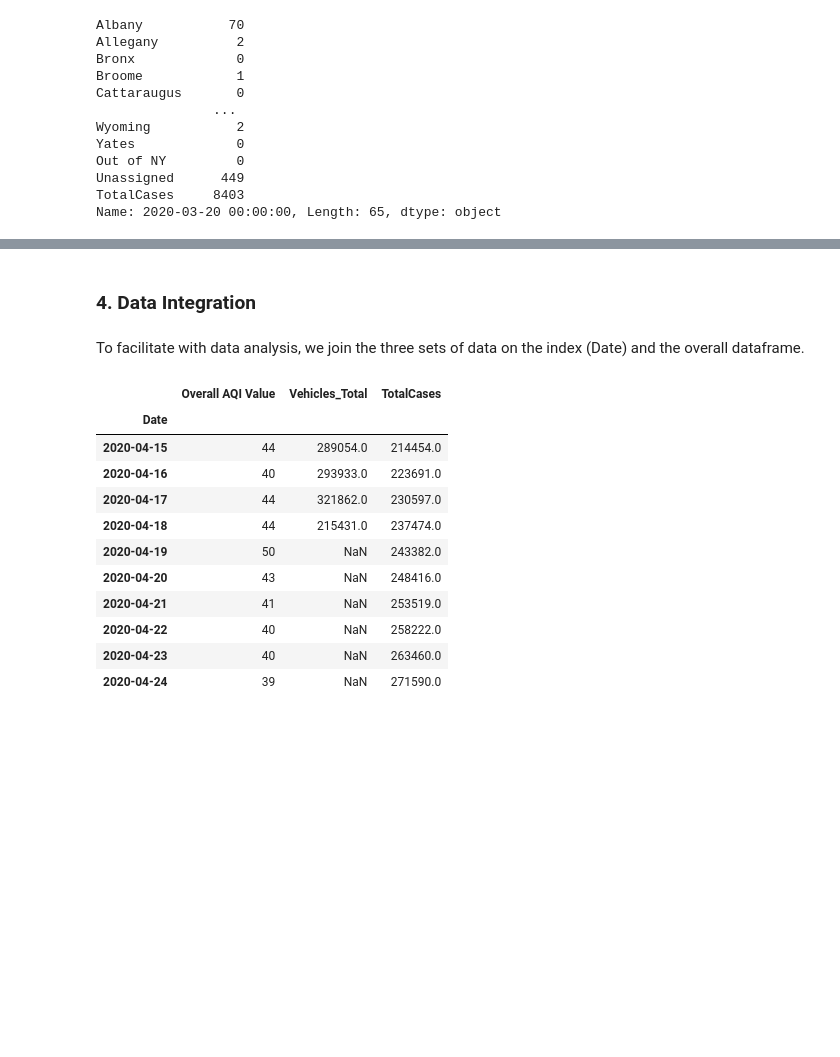
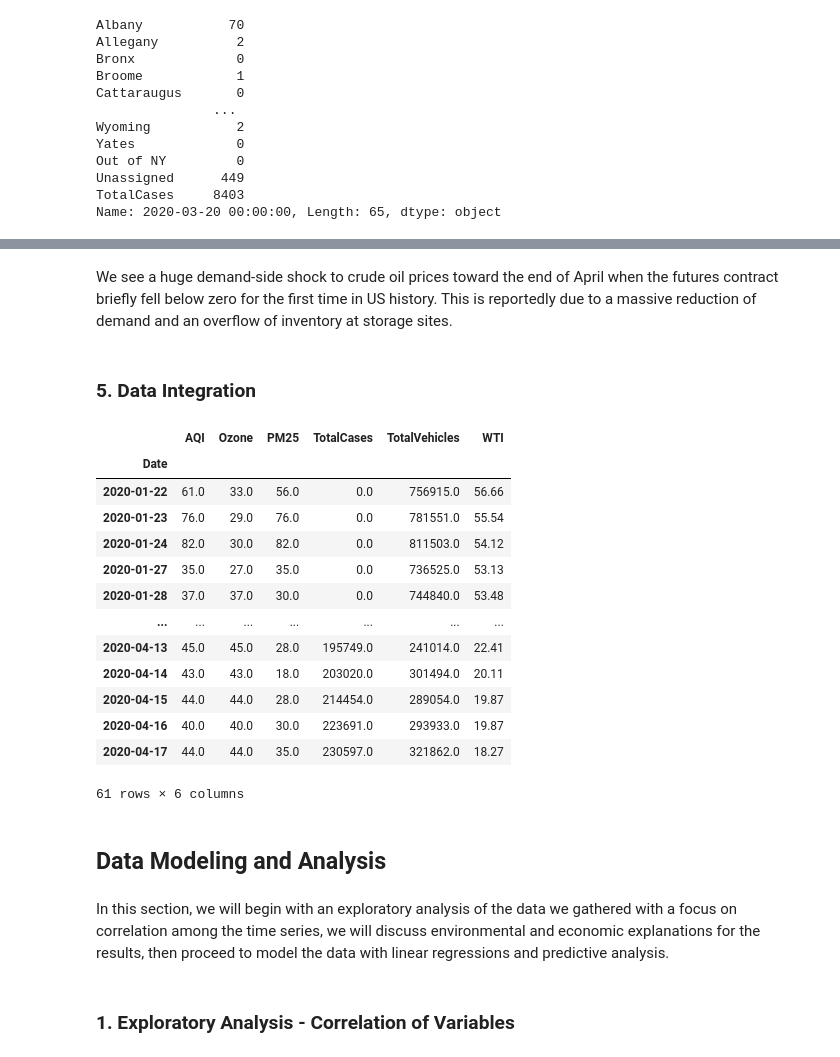
Before and after one commit to tianrunw/big-data-air-pollution, a Jupyter notebook: project/covid19_air_pollution.ipynb, the cells around one changed output, grey strips where cells are left out. Saved outputs shown, nothing was run; the diff lists cells and outputs as text; code cells hidden in the pictures; blank space fills up the shorter version.

```diff
--- a/project/covid19_air_pollution.ipynb
+++ b/project/covid19_air_pollution.ipynb
@@ -68,7 +80,8 @@ We see that PM2.5 prevails as the major pollutant in NYC area in close to half o
 # %%
-# AQI trend from January to April 2020, 30-day average
-ax = aqi['Overall AQI Value'].tail(150).rolling(30).mean().dropna().plot(figsize=(16, 8))
+# major pollutants trend from January to April 2020, 30-day average
+pollutants = ['Overall AQI Value', 'Ozone', 'PM25']
+ax = aqi[pollutants].tail(150).rolling(30).mean().dropna().plot(figsize=(16, 8))
 _ = ax.axvline('2020-03-20', color='orangered', linestyle='--', lw=2, alpha=1.0)
-_ = ax.set_ylabel('AQI')
-_ = ax.set_title('Air Quality Index - NYC Area - Rolling 30 Days Average')
+_ = ax.set_ylabel('Index Value')
+_ = ax.set_title('Air Quality Index and Major Pollutants - NYC Area - Rolling 30 Days Average')
 # %% [output]
@@ -108,7 +123,7 @@ mta_daily.set_index('Date', inplace=True)
 mta_daily.sort_index(inplace=True)
 
 # we are interested in the total throughput
-mta_daily['Vehicles_Total'] = mta_daily.sum(axis=1)
+mta_daily['TotalVehicles'] = mta_daily.sum(axis=1)
 # %%
 mta_daily.head()
 # %% [output]
@@ -215,0 +239,7 @@ Name: 2020-03-20 00:00:00, Length: 65, dtype: object
+# %%
+# load data, parse datetime, set datekey as index
+oil = pd.read_csv('data/clk2020.csv')
+oil['datekey'] = pd.to_datetime(oil['datekey'], format='%Y-%m-%d')
+oil.set_index('datekey', inplace=True)
+oil.index.name = 'Date'
+oil.tail()
@@ -216,4 +266,4 @@ Name: 2020-03-20 00:00:00, Length: 65, dtype: object
+# %% [markdown]
+We see a huge demand-side shock to crude oil prices toward the end of April when the futures contract briefly fell below zero for the first time in US history. This is reportedly due to a massive reduction of demand and an overflow of inventory at storage sites.
 # %% [markdown]
-### 4. Data Integration
+### 5. Data Integration
-# %% [markdown]
-To facilitate with data analysis, we join the three sets of data on the index (Date) and the overall dataframe.
@@ -222,15 +270,28 @@ df = pd.concat([aqi['Overall AQI Value'], mta_daily['Vehicles_Total'], covid['To
+# %%
+# to facilitate data analysis, we join the four dataframes on the index (Date) into a master df
+df = pd.concat([aqi[pollutants], covid['TotalCases'], mta_daily['TotalVehicles'], oil['settle']], axis=1)
+df.rename(columns={'Overall AQI Value':'AQI', 'settle':'WTI'}, inplace=True)
+df.dropna(inplace=True)
 # %%
-df.tail(10)
+df
 # %% [output]
-|  | Overall AQI Value | Vehicles_Total | TotalCases |
-| Date |  |  |  |
-| 2020-04-15 | 44 | 289054.0 | 214454.0 |
-| 2020-04-16 | 40 | 293933.0 | 223691.0 |
-| 2020-04-17 | 44 | 321862.0 | 230597.0 |
-| 2020-04-18 | 44 | 215431.0 | 237474.0 |
-| 2020-04-19 | 50 | NaN | 243382.0 |
-| 2020-04-20 | 43 | NaN | 248416.0 |
-| 2020-04-21 | 41 | NaN | 253519.0 |
-| 2020-04-22 | 40 | NaN | 258222.0 |
-| 2020-04-23 | 40 | NaN | 263460.0 |
-| 2020-04-24 | 39 | NaN | 271590.0 |
+|  | AQI | Ozone | PM25 | TotalCases | TotalVehicles | WTI |
+| Date |  |  |  |  |  |  |
+| 2020-01-22 | 61.0 | 33.0 | 56.0 | 0.0 | 756915.0 | 56.66 |
+| 2020-01-23 | 76.0 | 29.0 | 76.0 | 0.0 | 781551.0 | 55.54 |
+| 2020-01-24 | 82.0 | 30.0 | 82.0 | 0.0 | 811503.0 | 54.12 |
+| 2020-01-27 | 35.0 | 27.0 | 35.0 | 0.0 | 736525.0 | 53.13 |
+| 2020-01-28 | 37.0 | 37.0 | 30.0 | 0.0 | 744840.0 | 53.48 |
+| ... | ... | ... | ... | ... | ... | ... |
+| 2020-04-13 | 45.0 | 45.0 | 28.0 | 195749.0 | 241014.0 | 22.41 |
+| 2020-04-14 | 43.0 | 43.0 | 18.0 | 203020.0 | 301494.0 | 20.11 |
+| 2020-04-15 | 44.0 | 44.0 | 28.0 | 214454.0 | 289054.0 | 19.87 |
+| 2020-04-16 | 40.0 | 40.0 | 30.0 | 223691.0 | 293933.0 | 19.87 |
+| 2020-04-17 | 44.0 | 44.0 | 35.0 | 230597.0 | 321862.0 | 18.27 |
+61 rows × 6 columns
+# %% [markdown]
+## Data Modeling and Analysis
+# %% [markdown]
+In this section, we will begin with an exploratory analysis of the data we gathered with a focus on correlation among the time series, we will discuss environmental and economic explanations for the results, then proceed to model the data with linear regressions and predictive analysis.
+# %% [markdown]
+### 1. Exploratory Analysis - Correlation of Variables
```
Also changed, not shown: parts of 20 cells of this notebook, 1 other file.
